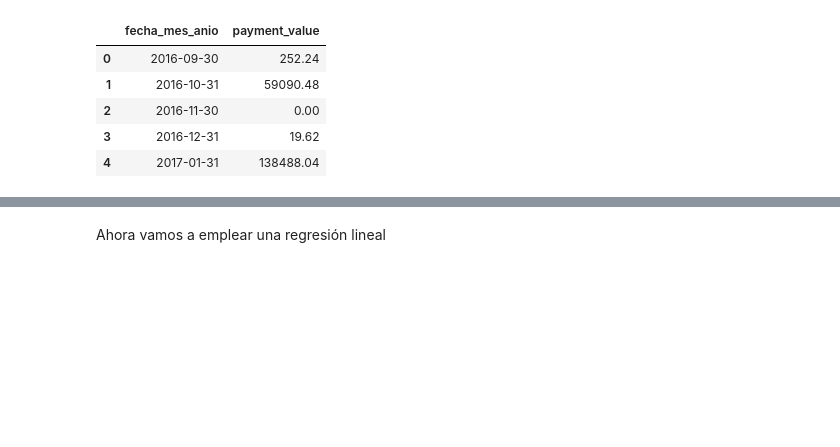
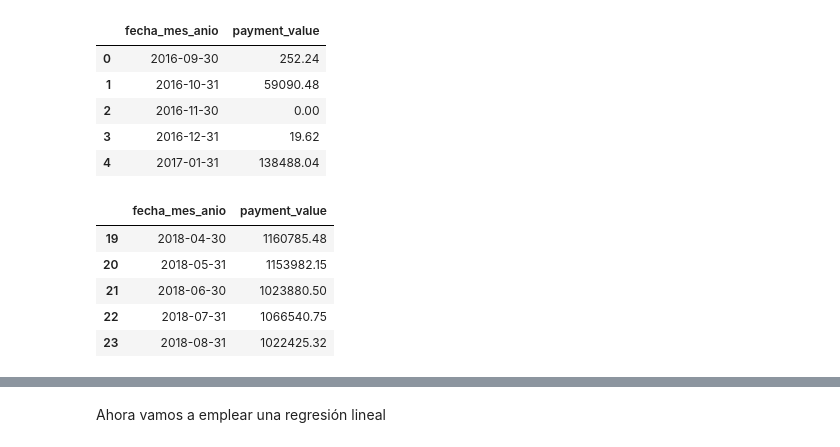
Before and after one commit to robertbarac/EDA-Brazilian-ecommerce, a Jupyter notebook: eda_brazilian_ecommerce.ipynb, the cells around one changed output, grey strips where cells are left out. Drawn from its saved outputs; the diff is of its cells as text; code cells hidden in the pictures; blank space fills up the shorter version.

```diff
--- a/eda_brazilian_ecommerce.ipynb
+++ b/eda_brazilian_ecommerce.ipynb
@@ -674,3 +676,12 @@ ventas_por_mes.head()
+# %%
+ventas_por_mes.tail()
+# %% [output]
+|  | fecha_mes_anio | payment_value |
+| 19 | 2018-04-30 | 1160785.48 |
+| 20 | 2018-05-31 | 1153982.15 |
+| 21 | 2018-06-30 | 1023880.50 |
+| 22 | 2018-07-31 | 1066540.75 |
+| 23 | 2018-08-31 | 1022425.32 |
 # %%
 plt.figure(figsize=(20,6))
 sns.scatterplot(data = ventas_por_mes, x='fecha_mes_anio', y='payment_value')
```
Also changed, not shown: parts of 4 cells of this notebook.
